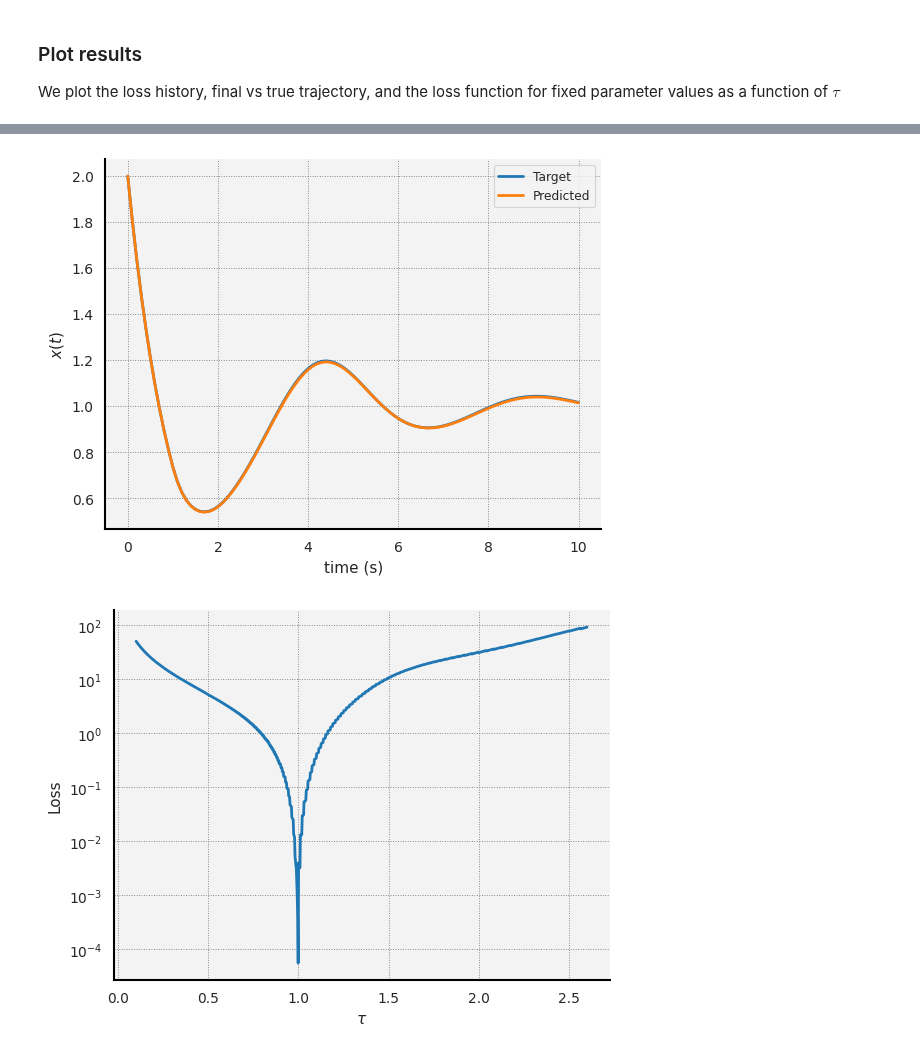
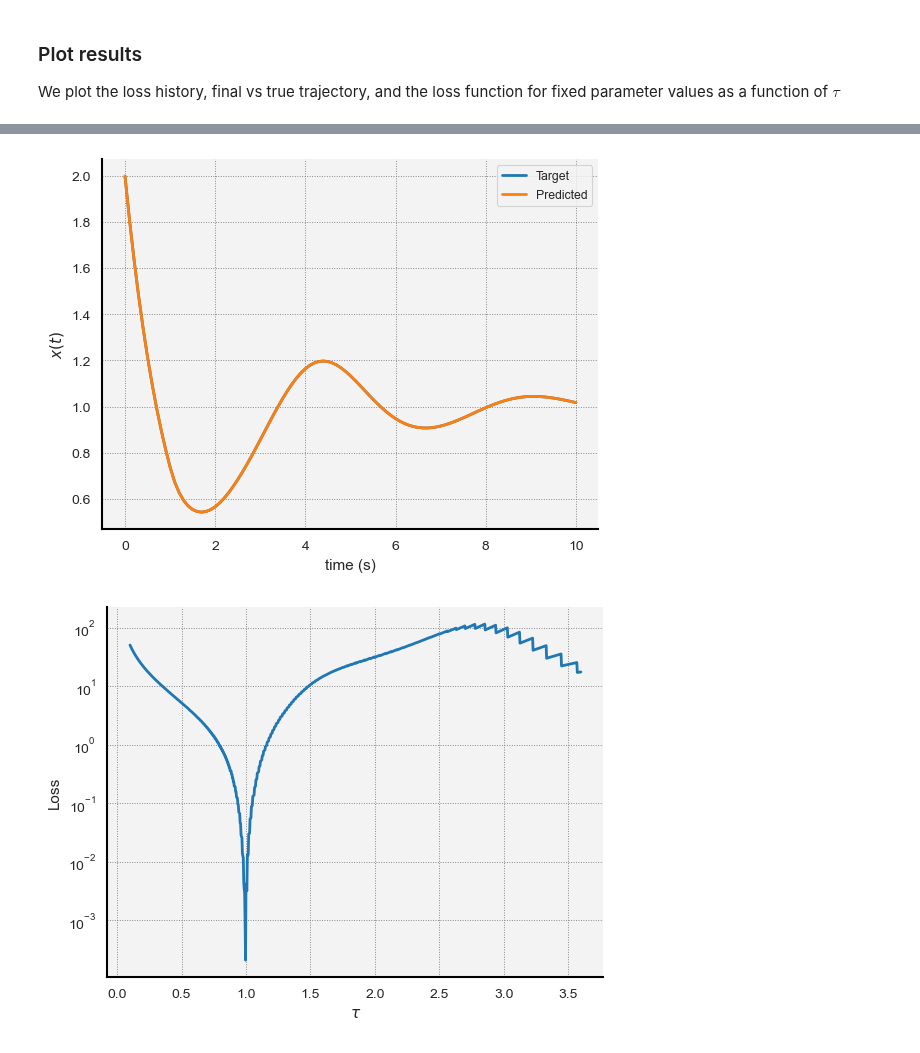
Before and after one commit to punkduckable/NDDE, a Jupyter notebook: NDDE_1D.ipynb, the cells around one changed output, grey strips where cells are left out. Drawn from its saved outputs; the diff is of its cells as text; code cells hidden in the pictures.

```diff
--- a/NDDE_1D.ipynb
+++ b/NDDE_1D.ipynb
@@ -102,4 +85,10 @@ findfont: Generic family 'sans-serif' not found because none of the following fa
 # %% [markdown]
 ### Setup, train the Model
+# %%
+# Settings for training
+N_Epochs        : int       = 1000;
+Learning_Rate   : float     = 0.1;
+
+Loss_Threshold  : float     = 0.001;             # Will exit when loss drops below this.
 # %%
 # Set up a NDDE_1D object. We will try to train the enclosed model to match the one we used to generate the above plot.
@@ -207,8 +162,8 @@ plt.title("Loss history");
 # Plot target, final trajectory
 
 plt.figure(1);
-plt.plot(t_Trajectory_Target, x_Trajectory_Target[0].detach().numpy(),      label = "true");
-plt.plot(t_Values_np,       Predicted_Trajectory[0].detach().numpy(),   label = "discovered");
+plt.plot(t_Target,  x_Target[0].detach().numpy(),      label = "true");
+plt.plot(t_Predict, x_Target[0].detach().numpy(),   label = "discovered");
 seaborn.despine();
 plt.xlabel("time (s)");
 plt.ylabel(r"$x(t)$");
@@ -220,11 +175,11 @@ plt.legend(["Target","Predicted"]);
 # Plot loss as a function of tau
 
 # Build initial model
-G : MODEL = MODEL(theta_0 = 1.0, theta_1 = 1.0);
+G = Model(theta_0 = 1.0, theta_1 = 1.0);
 
 # Set up a grid of tau values. We will find the loss at each one.
 N_Steps : int = 1000;
-grid_tau = torch.linspace(0.1, 2.6, steps = N_Steps, requires_grad = True);
+grid_tau = torch.linspace(0.1, 3.6, steps = N_Steps, requires_grad = True);
 Loss_tau = torch.zeros(N_Steps);
 
 for i in range(N_Steps):
@@ -233,7 +188,7 @@ for i in range(N_Steps):
 
     # Interpolate true solution on the time step grid for this solution.
     N_i                 : int           = Predictions_i.shape[1];
-    x_Interp                            = interpolate.interp1d(t_Trajectory_Target.detach().numpy(), x_Trajectory_Target.detach().numpy());
+    x_Interp                            = interpolate.interp1d(t_Target.detach().numpy(), x_Target.detach().numpy());
     t_Values            : numpy.ndarray = numpy.linspace(start = 0, stop = T.item(), num = N_i);
     Targets_i           : torch.Tensor  = torch.from_numpy(x_Interp(t_Values));
 
@@ -252,2 +207,2 @@ plt.yscale("log");
-[figure, old version]
+[figure, new version]
-[figure, old version]
+[figure, new version]
```
Also changed, not shown: parts of 7 cells of this notebook, 6 other files.
